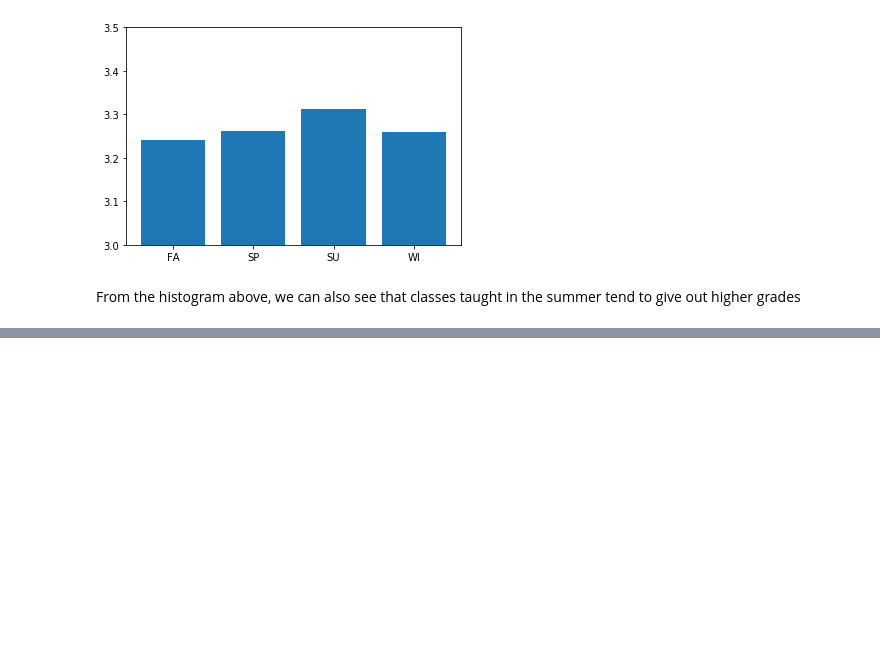
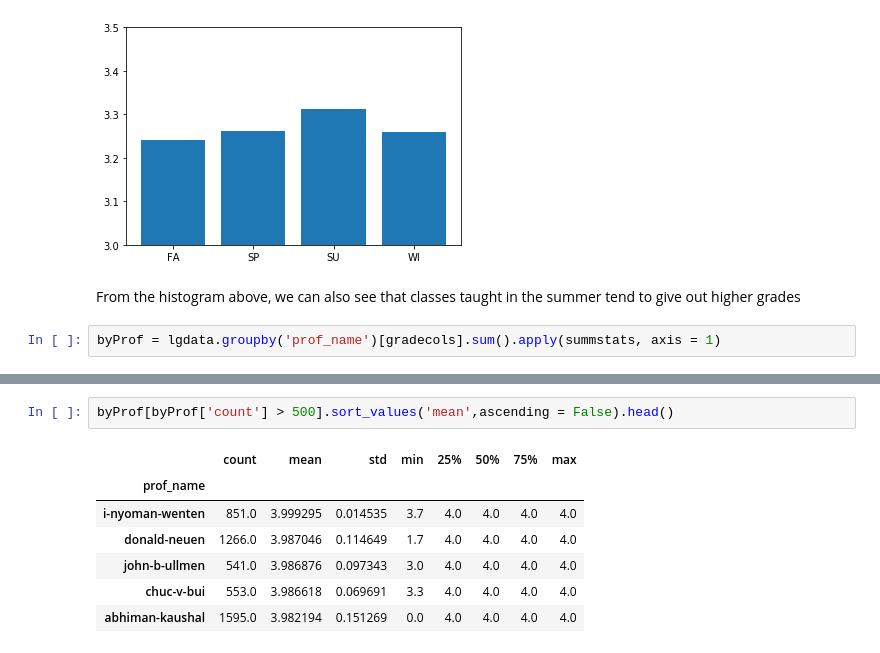
Before and after one commit to kaizersaber/stats131, a Jupyter notebook: Project.ipynb, the cells around one changed output, grey strips where cells are left out. Cells and saved outputs as stored; diff of their text form; blank space fills up the shorter version.

```diff
--- a/Project.ipynb
+++ b/Project.ipynb
@@ -198,3 +236,5 @@ plt.show()
 [figure]
 # %% [markdown]
 From the histogram above, we can also see that classes taught in the summer tend to give out higher grades
+# %%
+byProf = lgdata.groupby('prof_name')[gradecols].sum().apply(summstats, axis = 1)
@@ -200,0 +250,10 @@ From the histogram above, we can also see that classes taught in the summer tend
+# %%
+byProf[byProf['count'] > 500].sort_values('mean',ascending = False).head()
+# %% [output]
+|  | count | mean | std | min | 25% | 50% | 75% | max |
+| prof_name |  |  |  |  |  |  |  |  |
+| i-nyoman-wenten | 851.0 | 3.999295 | 0.014535 | 3.7 | 4.0 | 4.0 | 4.0 | 4.0 |
+| donald-neuen | 1266.0 | 3.987046 | 0.114649 | 1.7 | 4.0 | 4.0 | 4.0 | 4.0 |
+| john-b-ullmen | 541.0 | 3.986876 | 0.097343 | 3.0 | 4.0 | 4.0 | 4.0 | 4.0 |
+| chuc-v-bui | 553.0 | 3.986618 | 0.069691 | 3.3 | 4.0 | 4.0 | 4.0 | 4.0 |
+| abhiman-kaushal | 1595.0 | 3.982194 | 0.151269 | 0.0 | 4.0 | 4.0 | 4.0 | 4.0 |
```
Also changed, not shown: parts of 16 cells of this notebook, 1 other file.
